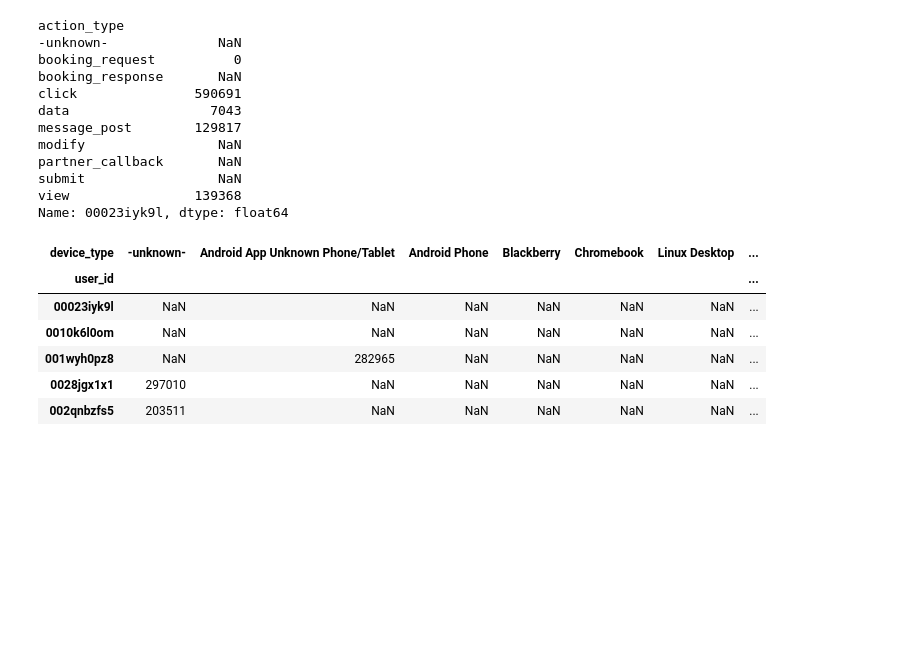
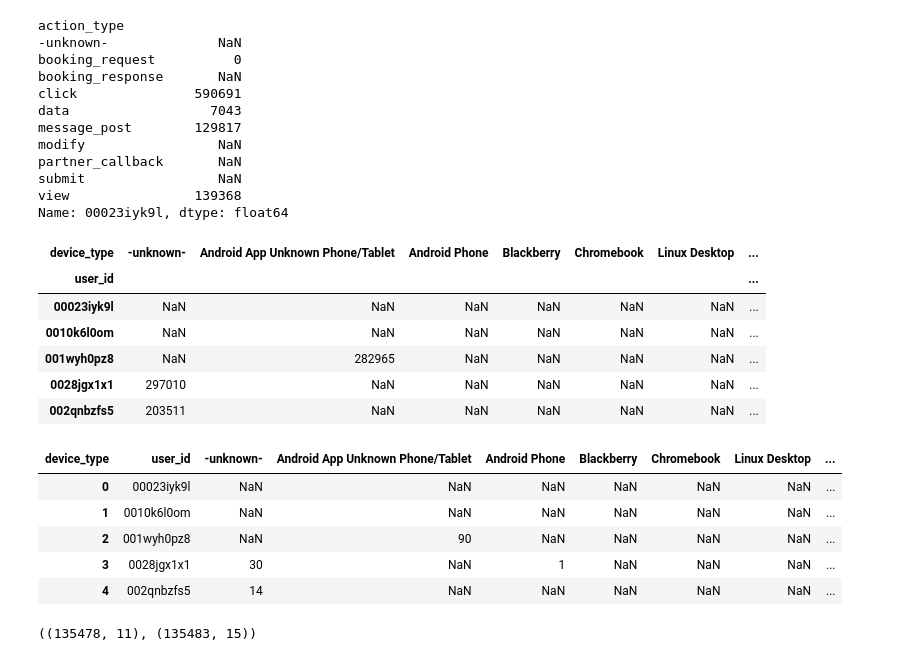
Before and after one commit to ah3200/airbnb-kaggle, a Jupyter notebook: Airbnb-session-explore.ipynb, the cells around one changed output. Saved outputs shown, nothing was run; the diff lists cells and outputs as text; code cells hidden in the pictures; blank space fills up the shorter version.

```diff
--- a/Airbnb-session-explore.ipynb
+++ b/Airbnb-session-explore.ipynb
@@ -150,0 +140,13 @@ user_devices.head()
+# %%
+user_device_type_count = session.groupby('user_id')['device_type'].value_counts()
+# %%
+user_device_type_count = user_device_type_count.unstack().reset_index()
+# %%
+user_device_type_count.head()
+# %% [output]
+| device_type | user_id | -unknown- | Android App Unknown Phone/Tablet | Android Phone | Blackberry | Chromebook | Linux Desktop | ... |
+| 0 | 00023iyk9l | NaN | NaN | NaN | NaN | NaN | NaN | ... |
+| 1 | 0010k6l0om | NaN | NaN | NaN | NaN | NaN | NaN | ... |
+| 2 | 001wyh0pz8 | NaN | 90 | NaN | NaN | NaN | NaN | ... |
+| 3 | 0028jgx1x1 | 30 | NaN | 1 | NaN | NaN | NaN | ... |
+| 4 | 002qnbzfs5 | 14 | NaN | NaN | NaN | NaN | NaN | ... |
@@ -150,0 +156,4 @@ user_devices.head()
+# %%
+user_session.shape, user_devices.shape
+# %% [output]
+((135478, 11), (135483, 15))
```
Also changed, not shown: parts of 18 cells of this notebook, 2 other files.
